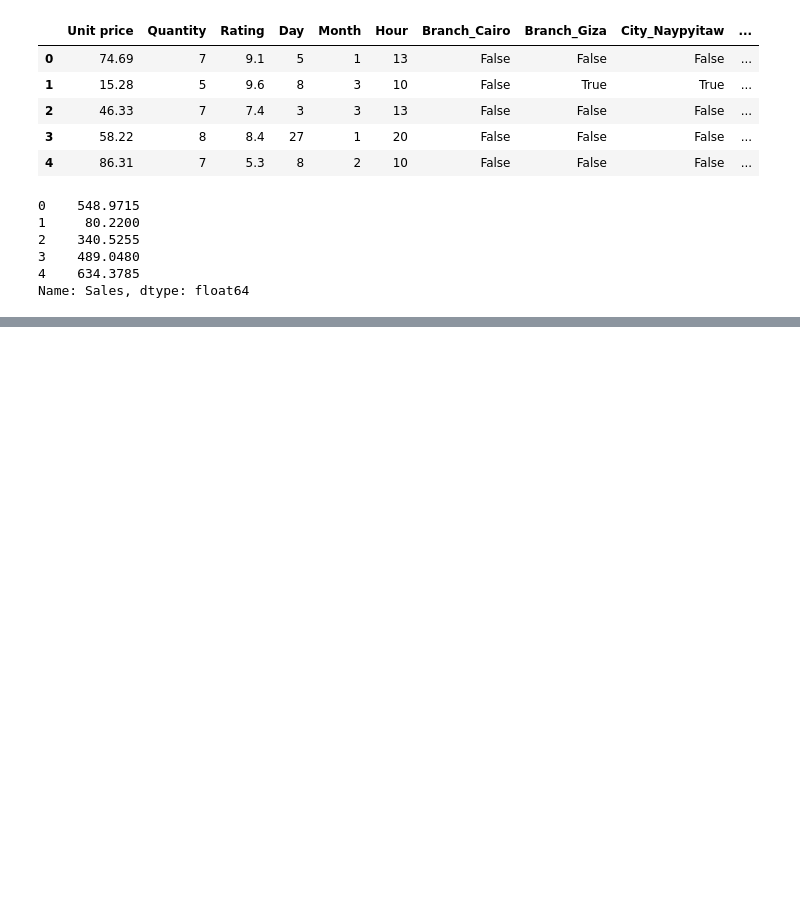
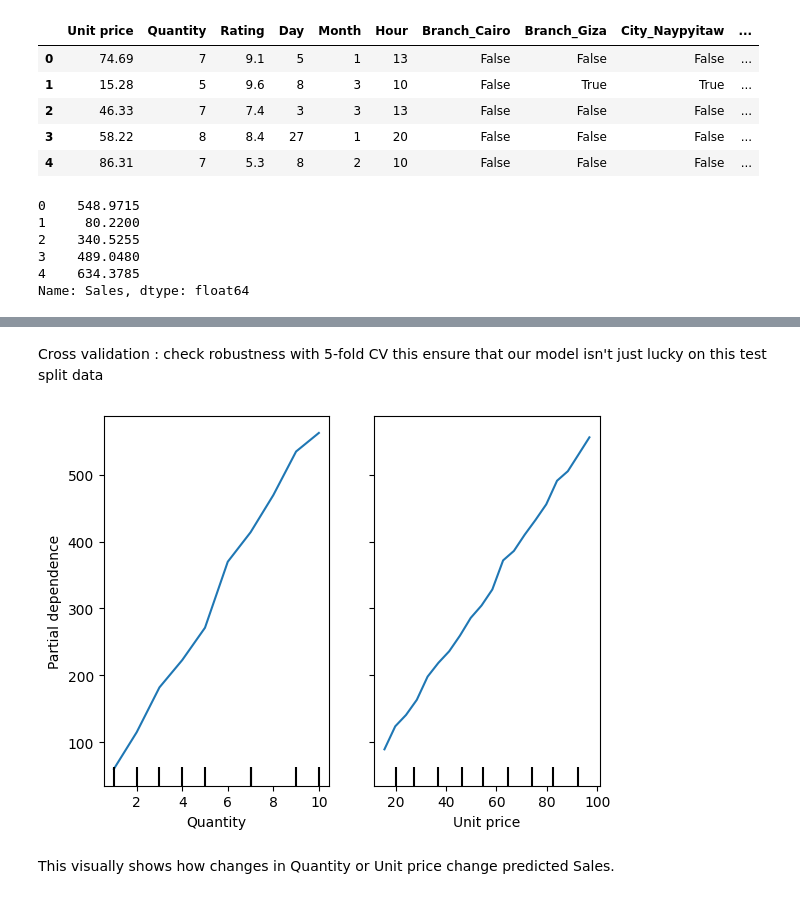
Before and after one commit to chighislian/Supermarket-Sales-Prediction-ML, a Jupyter notebook: Sales.ipynb, the cells around one changed output, grey strips where cells are left out. Cells and saved outputs as stored; diff of their text form; code cells hidden in the pictures; blank space fills up the shorter version.

```diff
--- a/Sales.ipynb
+++ b/Sales.ipynb
@@ -191,0 +258,17 @@ Name: Sales, dtype: float64
+# %% [markdown]
+Cross validation  : check robustness with 5-fold CV
+this ensure that our model isn't just lucky on this test split data
+# %%
+
+
+from sklearn.inspection import PartialDependenceDisplay
+import matplotlib.pyplot as plt
+
+# Using the newer syntax
+features = ['Quantity', 'Unit price']
+PartialDependenceDisplay.from_estimator(rf, x_train, features, grid_resolution=20)
+plt.show()
+# %% [output]
+[figure, added]
+# %% [markdown]
+This visually shows how changes in Quantity or Unit price change predicted Sales.
```
Also changed, not shown: parts of 7 cells of this notebook.
